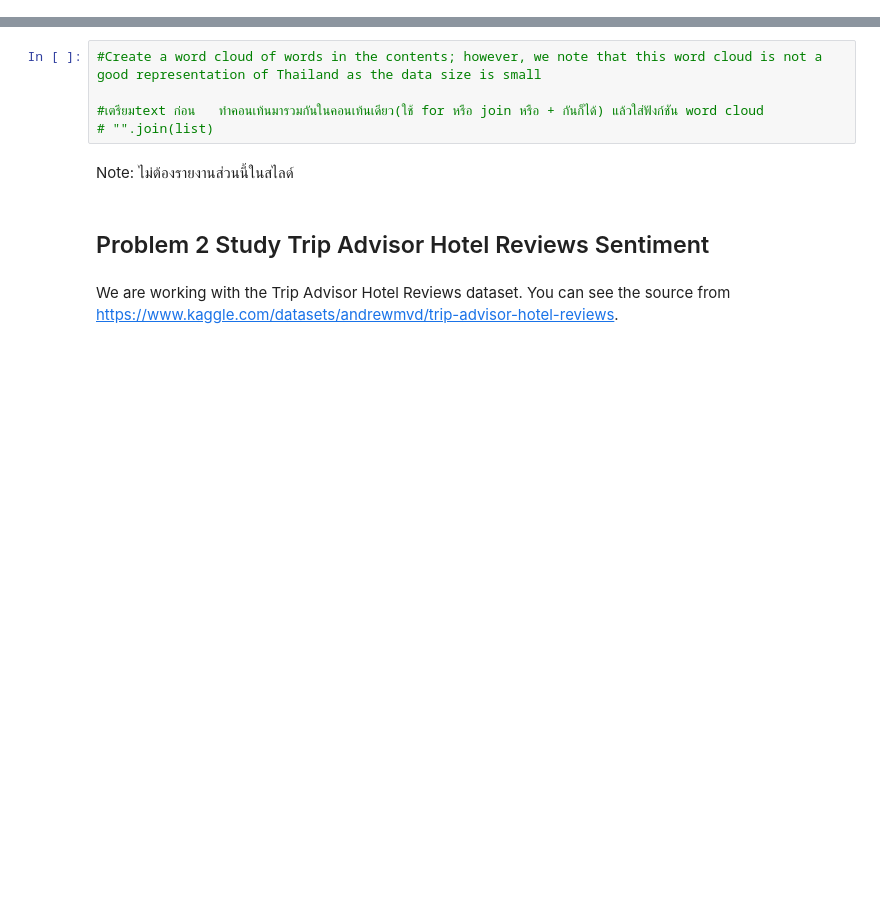
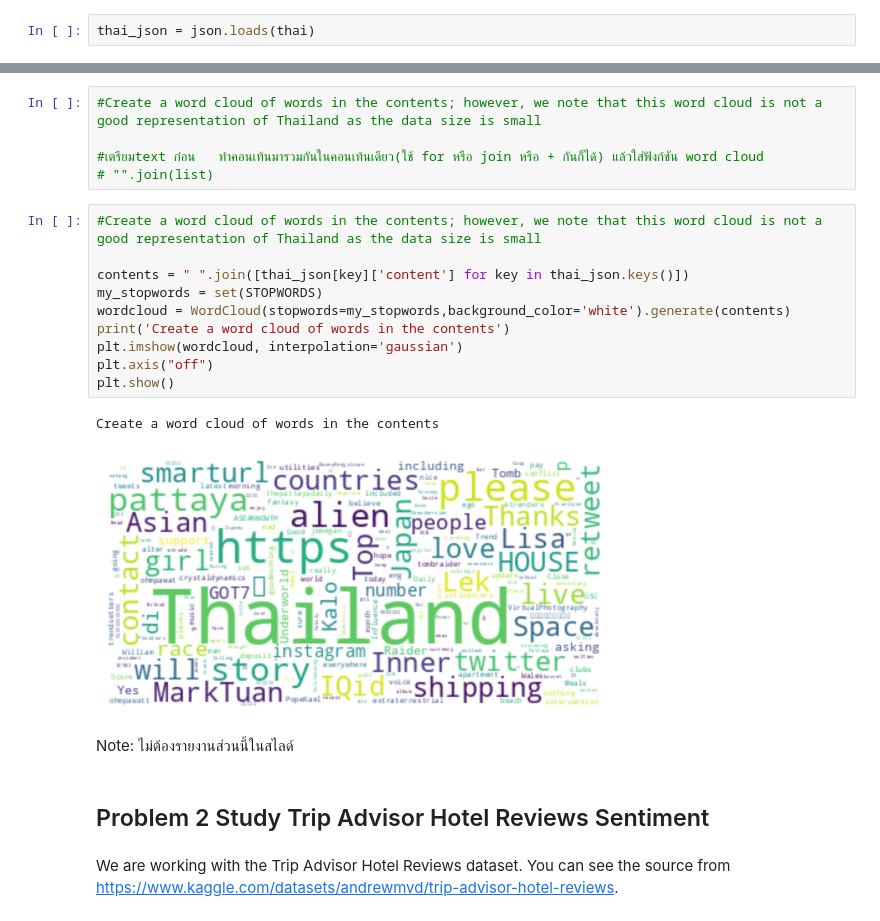
Before and after one commit to Aingon14/Project_BigData, a Jupyter notebook: Project1_66.ipynb, the cells around one changed output, grey strips where cells are left out. Drawn from its saved outputs; the diff is of its cells as text; blank space fills up the shorter version.

```diff
--- a/Project1_66.ipynb
+++ b/Project1_66.ipynb
@@ -71,0 +109,2 @@ str
+# %%
+thai_json = json.loads(thai)
@@ -169,6 +227,19 @@ Top_5
 
 #เตรียมtext ก่อน   ทำคอนเท้นมารวมกันในคอนเท้นเดียว(ใช้ for หรือ join หรือ + กันก็ได้) แล้วใส่ฟังก์ชัน word cloud
 # "".join(list)
+# %%
+#Create a word cloud of words in the contents; however, we note that this word cloud is not a good representation of Thailand as the data size is small
+
+contents = " ".join([thai_json[key]['content'] for key in thai_json.keys()])
+my_stopwords = set(STOPWORDS)
+wordcloud = WordCloud(stopwords=my_stopwords,background_color='white').generate(contents)
+print('Create a word cloud of words in the contents')
+plt.imshow(wordcloud, interpolation='gaussian')
+plt.axis("off")
+plt.show()
+# %% [output]
+Create a word cloud of words in the contents
+[figure, added]
 # %% [markdown]
 Note: ไม่ต้องรายงานส่วนนี้ในสไลด์
 # %% [markdown]
```
Also changed, not shown: parts of 87 cells of this notebook.
